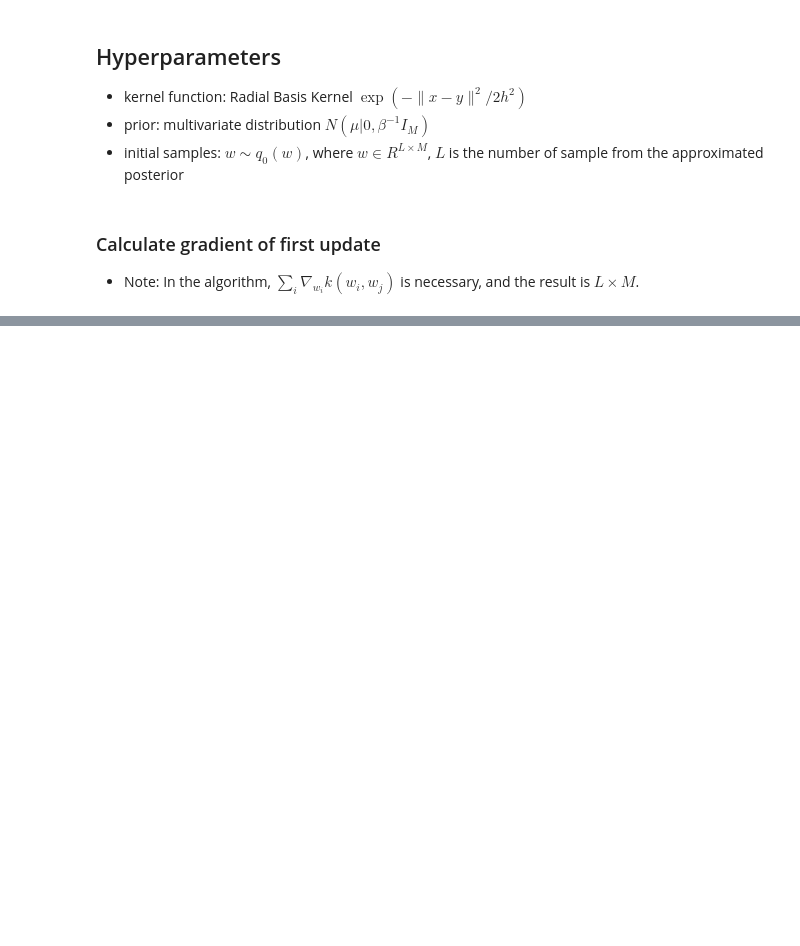
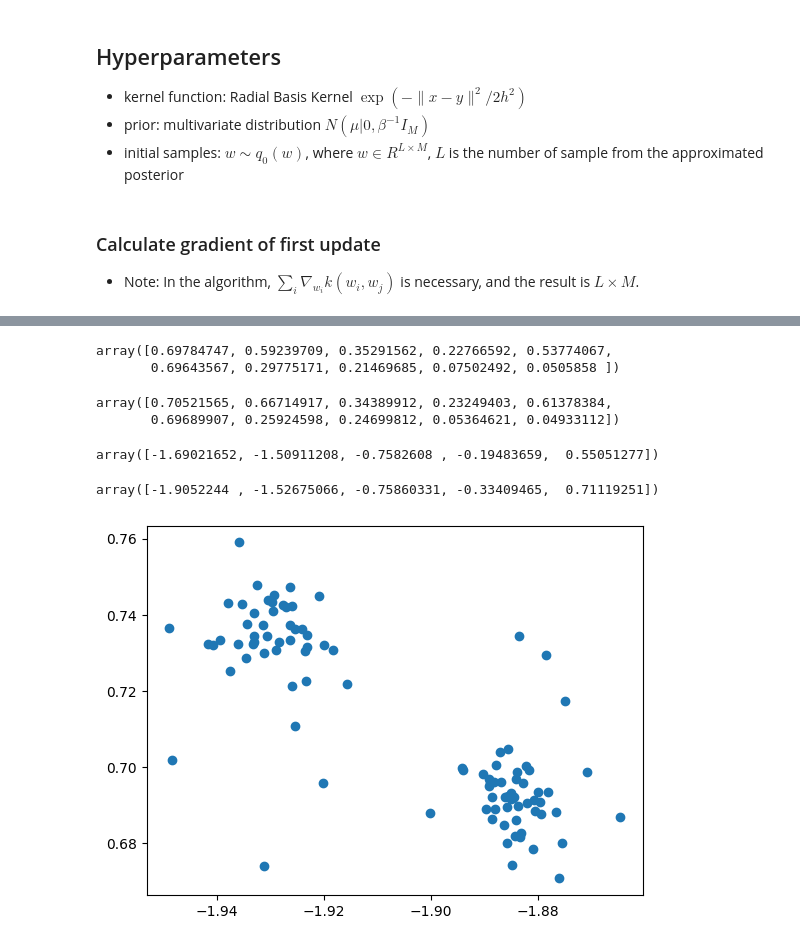
Before and after one commit to fumish/self_study, a Jupyter notebook: prototypes/stein_variational_inference.ipynb, the cells around one changed output, grey strips where cells are left out. Cells and saved outputs as stored; diff of their text form; code cells hidden in the pictures; blank space fills up the shorter version.

```diff
--- a/prototypes/stein_variational_inference.ipynb
+++ b/prototypes/stein_variational_inference.ipynb
@@ -379,0 +258,40 @@ ValueError: The matrix argument must be square.
+# %%
+n_ite = 5000
+post_param = initial_post_param.copy()
+
+disp_cycle = 100
+
+alpha = 0.9
+# step_size = 1e-2
+jitter = 1e-6
+r_t = 0
+for ite in range(n_ite):
+    dist = pdist(post_param)
+    h = np.sqrt(0.5*np.median(dist)**2/np.log(L))
+
+    # radial basis kernel is used here
+    kernel_post = np.exp(-squareform(dist)/(2*h**2))
+
+    # gradient of kernel function
+    dw_kernel_post = (-kernel_post.T @ post_param + kernel_post.sum(axis=0)[:,np.newaxis] * post_param) / (h**2)
+
+    # gradient of log posterior
+    dw_logp = (train_Y[np.newaxis,:]-expit(post_param @ train_X.T))@train_X - 1/pri_beta*post_param
+
+    # gradient of target functional
+    phi_post_param = (kernel_post.T @ dw_logp + dw_kernel_post) / L
+
+    # sample update
+    if ite == 0:
+        r_t = phi_post_param**2
+    else:
+        r_t = alpha * r_t + (1 - alpha) * phi_post_param**2
+
+    # step_size = first_step_size / (ite + 1)
+    # step_size = first_step_size
+    step_size = first_step_size / np.sqrt(r_t + jitter)
+    post_param = post_param + step_size * phi_post_param
+
+    if ite % disp_cycle == 0:
+        print("ite = {}, post_param = {}, h = {}, step_size = {}".format(ite, post_param[0], h, step_size[0]))
+    pass
@@ -379,0 +316,23 @@ ValueError: The matrix argument must be square.
+# %%
+expit(train_X @ true_w)[:10]
+# %% [output]
+array([0.69784747, 0.59239709, 0.35291562, 0.22766592, 0.53774067,
+       0.69643567, 0.29775171, 0.21469685, 0.07502492, 0.0505858 ])
+# %%
+expit(post_param @ train_X.T).mean(axis=0)[:10]
+# %% [output]
+array([0.70521565, 0.66714917, 0.34389912, 0.23249403, 0.61378384,
+       0.69689907, 0.25924598, 0.24699812, 0.05364621, 0.04933112])
+# %%
+true_w
+# %% [output]
+array([-1.69021652, -1.50911208, -0.7582608 , -0.19483659,  0.55051277])
+# %%
+post_param.mean(axis=0)
+# %% [output]
+array([-1.9052244 , -1.52675066, -0.75860331, -0.33409465,  0.71119251])
+# %%
+plt.scatter(post_param[:,0], post_param[:,4])
+plt.show()
+# %% [output]
+[figure, added]
```
Also changed, not shown: parts of 60 cells of this notebook.
